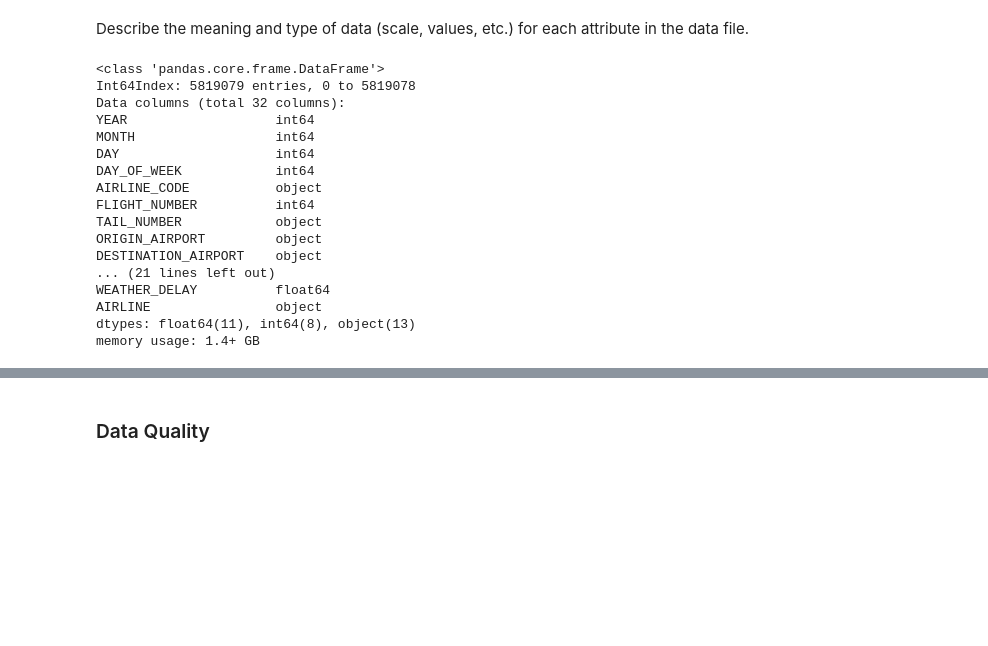
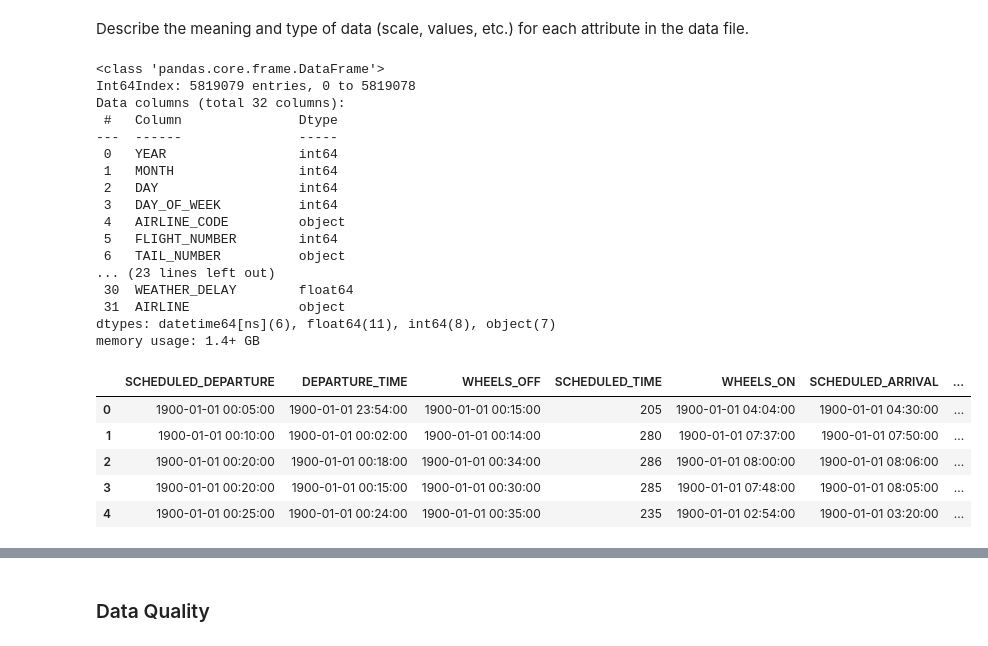
Before and after one commit to mattfarrow1/7331-machine-learning-1, a Jupyter notebook: Labs/Lab1_Group4.ipynb, the cells around one changed output, grey strips where cells are left out. Cells and saved outputs as stored; diff of their text form; code cells hidden in the pictures; blank space fills up the shorter version.

Commit message:
Fix datetime
Convert strings to datetime for all necessary columns except one

```diff
--- a/Labs/Lab1_Group4.ipynb
+++ b/Labs/Lab1_Group4.ipynb
@@ -24,7 +26,7 @@ dtype_t = {'SCHEDULED_DEPARTURE': str,
            'SCHEDULED_TIME': str,
            'WHEELS_ON': str,
            'SCHEDULED_ARRIVAL': str,
-          'ARRIVAL_TIME': str,
+           'ARRIVAL_TIME': str
           }
 
 # Read in the data using Pandas
@@ -86,19 +88,37 @@ df.info()
 <class 'pandas.core.frame.DataFrame'>
 Int64Index: 5819079 entries, 0 to 5819078
 Data columns (total 32 columns):
-YEAR                   int64
-MONTH                  int64
-DAY                    int64
-DAY_OF_WEEK            int64
-AIRLINE_CODE           object
-FLIGHT_NUMBER          int64
-TAIL_NUMBER            object
-ORIGIN_AIRPORT         object
-DESTINATION_AIRPORT    object
-... (21 lines left out)
-WEATHER_DELAY          float64
-AIRLINE                object
-dtypes: float64(11), int64(8), object(13)
+ #   Column               Dtype
+---  ------               -----
+ 0   YEAR                 int64
+ 1   MONTH                int64
+ 2   DAY                  int64
+ 3   DAY_OF_WEEK          int64
+ 4   AIRLINE_CODE         object
+ 5   FLIGHT_NUMBER        int64
+ 6   TAIL_NUMBER          object
+... (23 lines left out)
+ 30  WEATHER_DELAY        float64
+ 31  AIRLINE              object
+dtypes: datetime64[ns](6), float64(11), int64(8), object(7)
 memory usage: 1.4+ GB
+# %%
+# Convert string columns to datetime
+# Source:
+df.iloc[:, [9, 10, 13, 18, 20, 21]] = df.iloc[:, [9, 10, 13, 18, 20, 21]].apply(pd.to_datetime, format='%H%M', errors='coerce')
 # %%
-#convert from string to time here
+# Convert from string to time here
+df[["SCHEDULED_DEPARTURE",
+   "DEPARTURE_TIME",
+   "WHEELS_OFF",
+   "SCHEDULED_TIME",
+   "WHEELS_ON",
+   "SCHEDULED_ARRIVAL",
+   "ARRIVAL_TIME"]].head()
+# %% [output]
+|  | SCHEDULED_DEPARTURE | DEPARTURE_TIME | WHEELS_OFF | SCHEDULED_TIME | WHEELS_ON | SCHEDULED_ARRIVAL | ... |
+| 0 | 1900-01-01 00:05:00 | 1900-01-01 23:54:00 | 1900-01-01 00:15:00 | 205 | 1900-01-01 04:04:00 | 1900-01-01 04:30:00 | ... |
+| 1 | 1900-01-01 00:10:00 | 1900-01-01 00:02:00 | 1900-01-01 00:14:00 | 280 | 1900-01-01 07:37:00 | 1900-01-01 07:50:00 | ... |
+| 2 | 1900-01-01 00:20:00 | 1900-01-01 00:18:00 | 1900-01-01 00:34:00 | 286 | 1900-01-01 08:00:00 | 1900-01-01 08:06:00 | ... |
+| 3 | 1900-01-01 00:20:00 | 1900-01-01 00:15:00 | 1900-01-01 00:30:00 | 285 | 1900-01-01 07:48:00 | 1900-01-01 08:05:00 | ... |
+| 4 | 1900-01-01 00:25:00 | 1900-01-01 00:24:00 | 1900-01-01 00:35:00 | 235 | 1900-01-01 02:54:00 | 1900-01-01 03:20:00 | ... |
```
Also changed, not shown: parts of 7 cells of this notebook.
